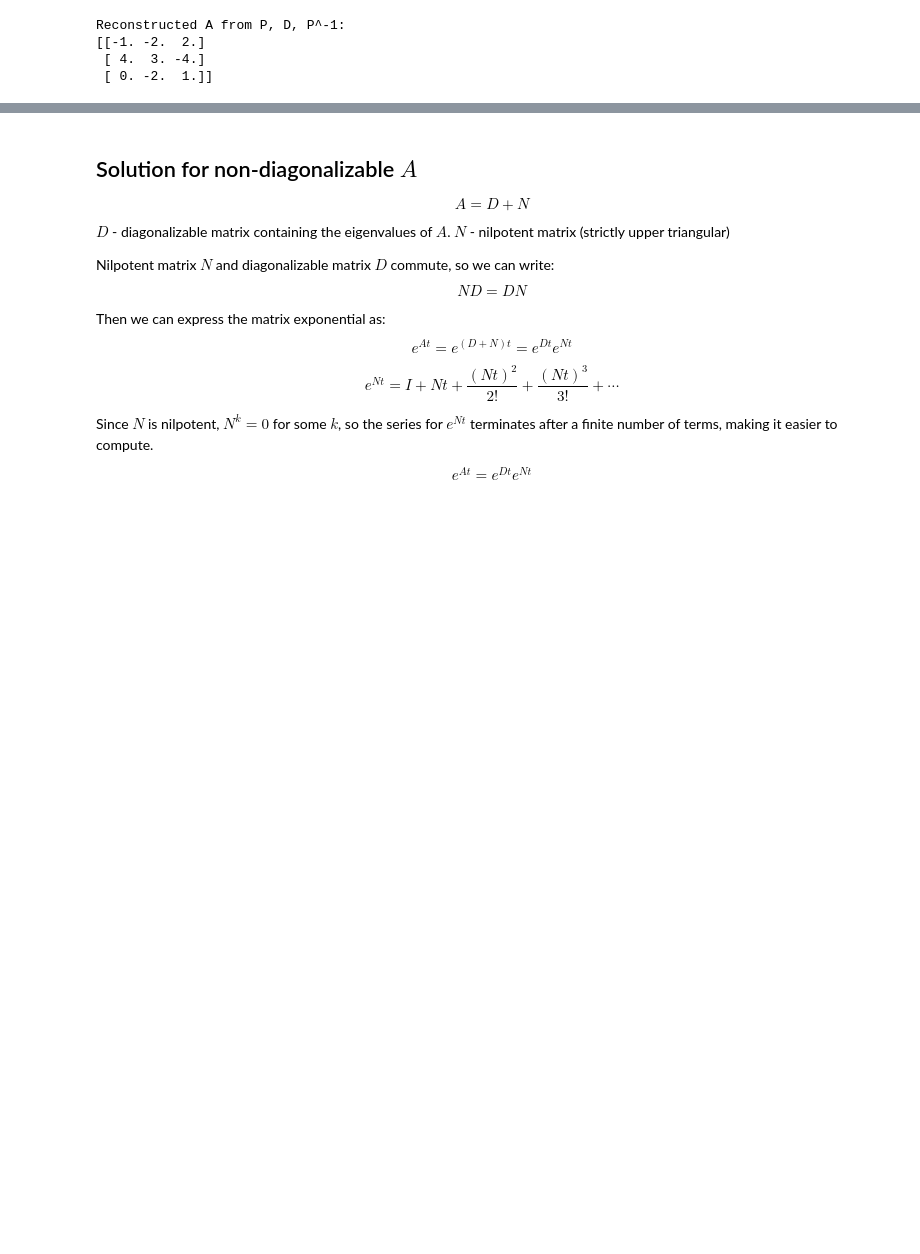
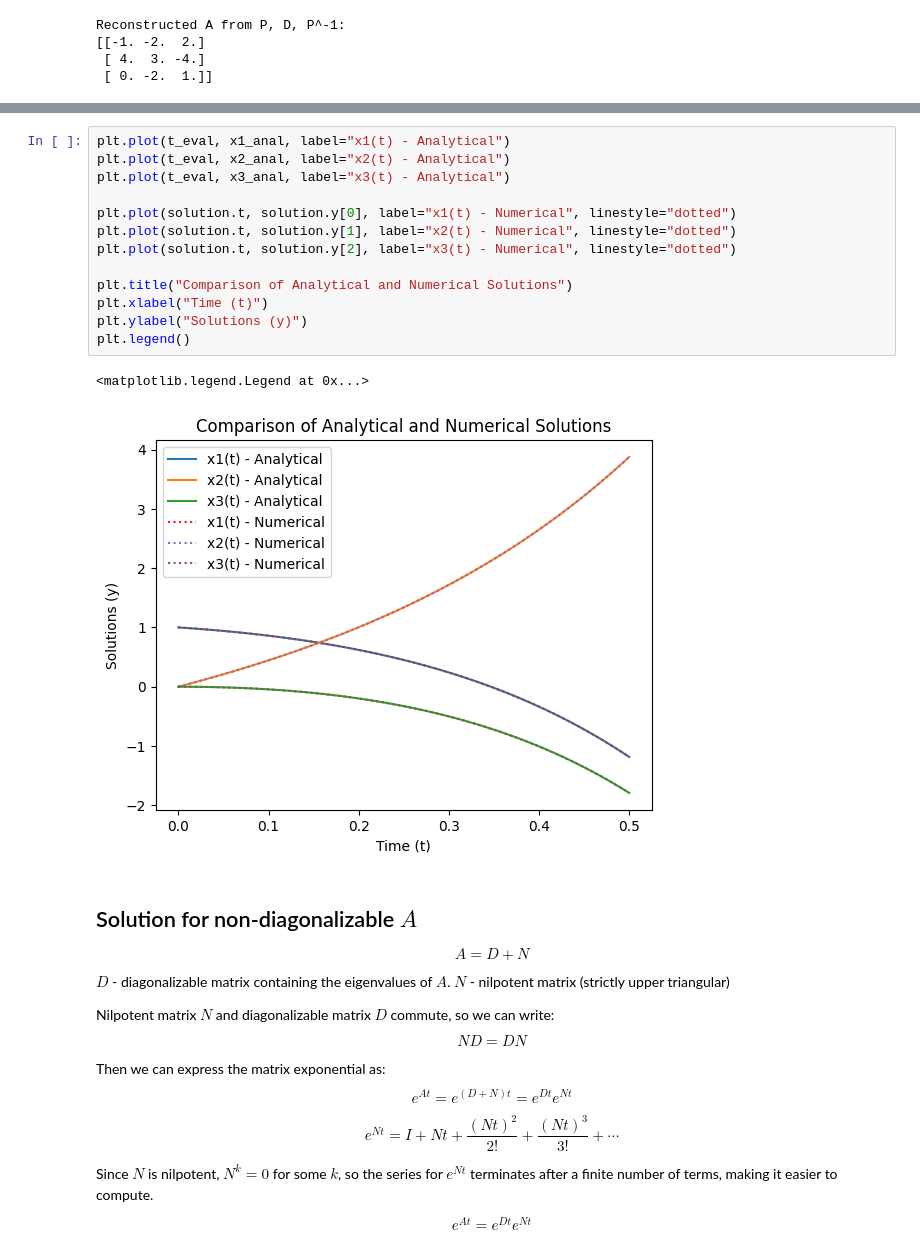
Before and after one commit to Vybornak2/ODE, a Jupyter notebook: src/t8_matrix_exponential.ipynb, the cells around one changed output, grey strips where cells are left out. Drawn from its saved outputs; the diff is of its cells as text; blank space fills up the shorter version.

```diff
--- a/src/t8_matrix_exponential.ipynb
+++ b/src/t8_matrix_exponential.ipynb
@@ -119,3 +166,19 @@ $\displaystyle \left[\begin{matrix}2.0 e^{1.0 t} - 0.999999999999999 e^{3.0 t} &
+# %%
+plt.plot(t_eval, x1_anal, label="x1(t) - Analytical")
+plt.plot(t_eval, x2_anal, label="x2(t) - Analytical")
+plt.plot(t_eval, x3_anal, label="x3(t) - Analytical")
+
+plt.plot(solution.t, solution.y[0], label="x1(t) - Numerical", linestyle="dotted")
+plt.plot(solution.t, solution.y[1], label="x2(t) - Numerical", linestyle="dotted")
+plt.plot(solution.t, solution.y[2], label="x3(t) - Numerical", linestyle="dotted")
+
+plt.title("Comparison of Analytical and Numerical Solutions")
+plt.xlabel("Time (t)")
+plt.ylabel("Solutions (y)")
+plt.legend()
+# %% [output]
+<matplotlib.legend.Legend at 0x...>
+[figure, added]
 # %% [markdown]
 ## Solution for non-diagonalizable $A$
 
```
Also changed, not shown: parts of 6 cells of this notebook.
